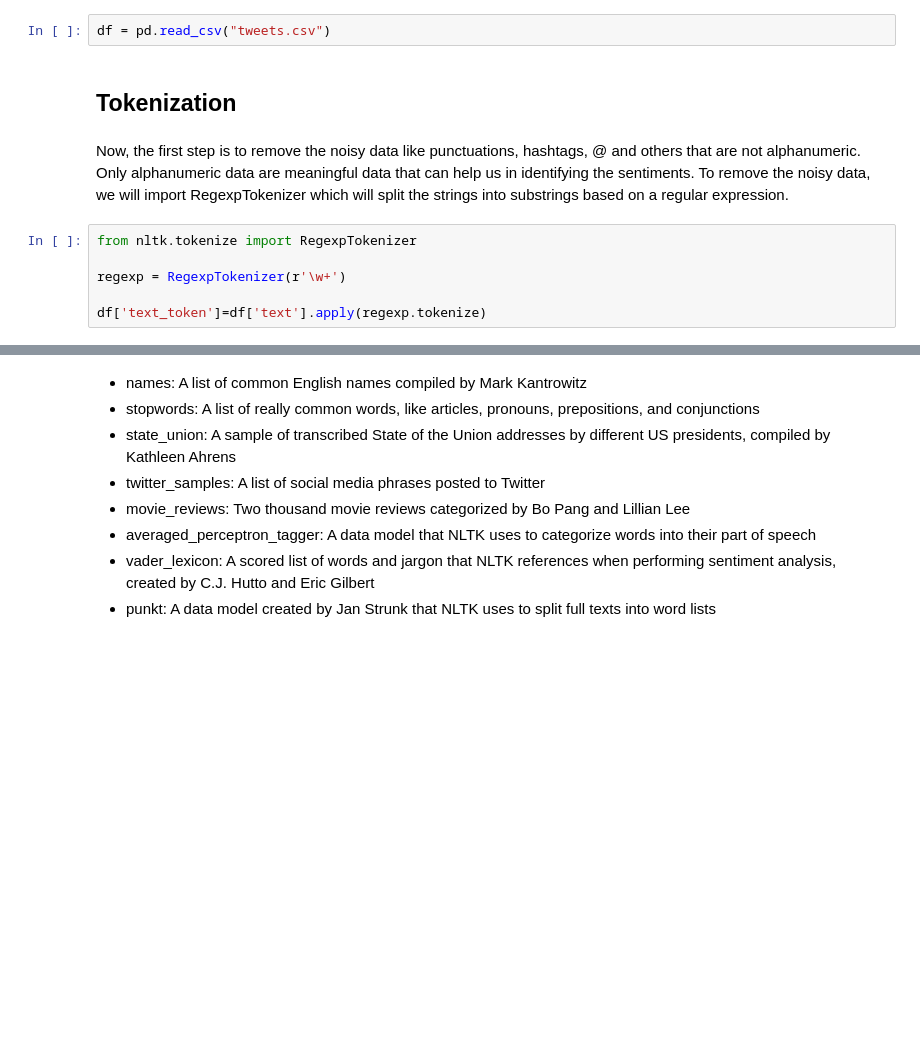
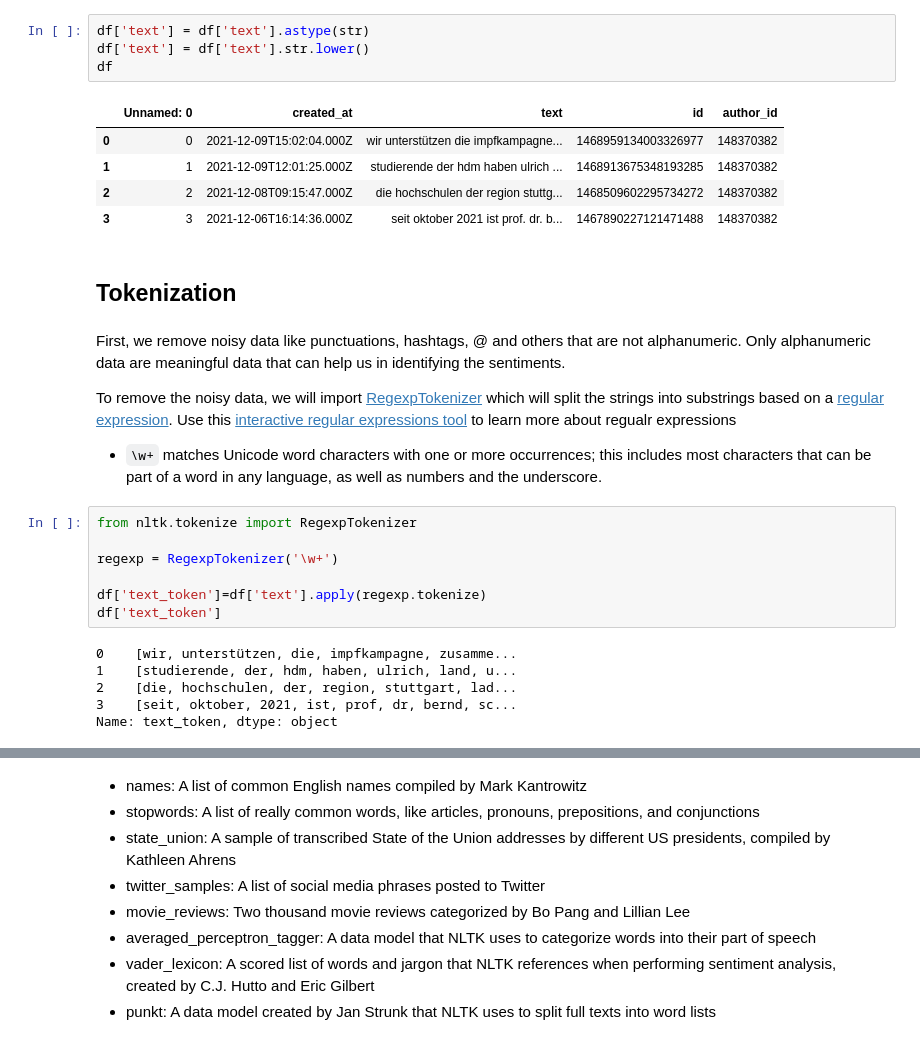
Before and after one commit to kirenz/twitter-tweepy, a Jupyter notebook: tweepy-nltk.ipynb, the cells around one changed output, grey strips where cells are left out. Saved outputs shown, nothing was run; the diff lists cells and outputs as text; blank space fills up the shorter version.

```diff
--- a/tweepy-nltk.ipynb
+++ b/tweepy-nltk.ipynb
@@ -14,12 +29,31 @@ import pandas as pd
-# %%
-df = pd.read_csv("tweets.csv")
+# %%
+df['text'] = df['text'].astype(str)
+df['text'] = df['text'].str.lower()
+df
+# %% [output]
+|  | Unnamed: 0 | created_at | text | id | author_id |
+| 0 | 0 | 2021-12-09T15:02:04.000Z | wir unterstützen die impfkampagne... | 1468959134003326977 | 148370382 |
+| 1 | 1 | 2021-12-09T12:01:25.000Z | studierende der hdm haben ulrich ... | 1468913675348193285 | 148370382 |
+| 2 | 2 | 2021-12-08T09:15:47.000Z | die hochschulen der region stuttg... | 1468509602295734272 | 148370382 |
+| 3 | 3 | 2021-12-06T16:14:36.000Z | seit oktober 2021 ist prof. dr. b... | 1467890227121471488 | 148370382 |
 # %% [markdown]
 ## Tokenization
 # %% [markdown]
-Now, the first step is to remove the noisy data like punctuations, hashtags, @ and others that are not alphanumeric. Only alphanumeric data are meaningful data that can help us in identifying the sentiments. To remove the noisy data, we will import RegexpTokenizer which will split the strings into substrings based on a regular expression.
+First, we remove noisy data like punctuations, hashtags, @ and others that are not alphanumeric. Only alphanumeric data are meaningful data that can help us in identifying the sentiments.
+
+To remove the noisy data, we will import [RegexpTokenizer](https://www.nltk.org/_modules/nltk/tokenize/regexp.html) which will split the strings into substrings based on a [regular expression](https://www.w3schools.com/python/python_regex.asp). Use this [interactive regular expressions tool](https://regex101.com/) to learn more about regualr expressions
+
+- `\w+` matches Unicode word characters with one or more occurrences; this includes most characters that can be part of a word in any language, as well as numbers and the underscore.
 # %%
 from nltk.tokenize import RegexpTokenizer
 
-regexp = RegexpTokenizer(r'\w+')
+regexp = RegexpTokenizer('\w+')
 
 df['text_token']=df['text'].apply(regexp.tokenize)
+df['text_token']
+# %% [output]
+0    [wir, unterstützen, die, impfkampagne, zusamme...
+1    [studierende, der, hdm, haben, ulrich, land, u...
+2    [die, hochschulen, der, region, stuttgart, lad...
+3    [seit, oktober, 2021, ist, prof, dr, bernd, sc...
+Name: text_token, dtype: object
```
Also changed, not shown: parts of 43 cells of this notebook.
